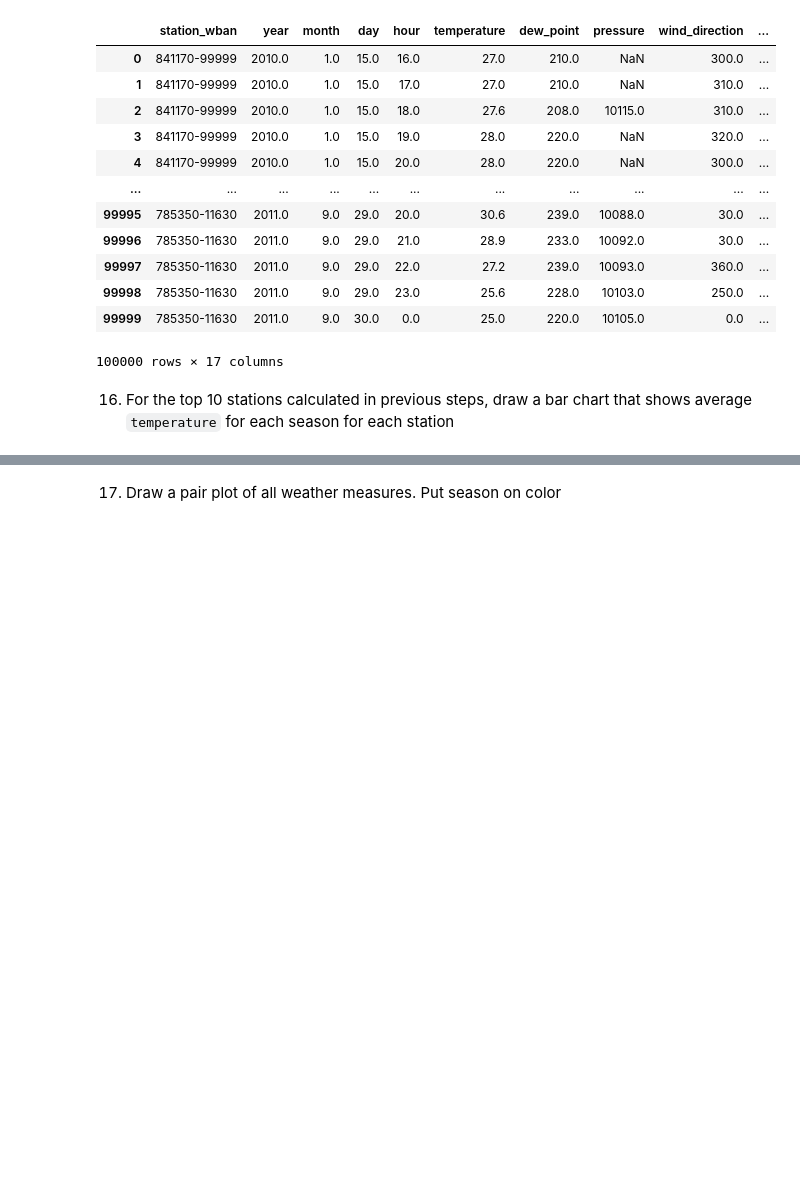
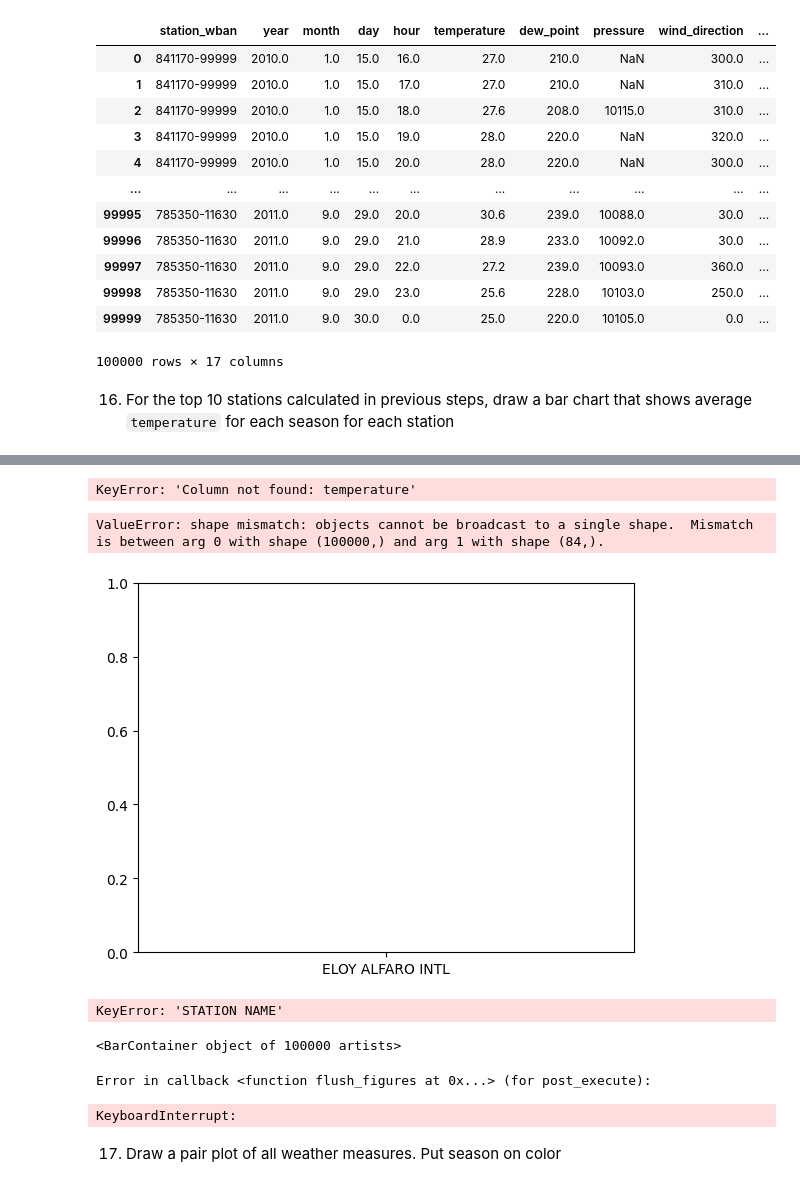
Before and after one commit to asadTariq666/Python_work, a Jupyter notebook: beeahh/1.ipynb, the cells around one changed output, grey strips where cells are left out. Drawn from its saved outputs; the diff is of its cells as text; code cells hidden in the pictures; blank space fills up the shorter version.

```diff
--- a/beeahh/1.ipynb
+++ b/beeahh/1.ipynb
@@ -284,4 +320,23 @@ weather
+# %%
+weather_station=tstation.groupby(['station_wban', 'season'])['temperature'].mean()
+weather_station.head()
+# %% [output]
+KeyError: 'Column not found: temperature'
+# %%
+plt.bar(weather["STATION NAME"],weather.groupby(['STATION NAME', 'season'])['temperature'].mean())
+# %% [output]
+ValueError: shape mismatch: objects cannot be broadcast to a single shape.  Mismatch is between arg 0 with shape (100000,) and arg 1 with shape (84,).
+[figure, added]
+# %%
+weather['temperature'].groupby(['STATION NAME', 'season']).mean()
+# %% [output]
+KeyError: 'STATION NAME'
 # %%
 plt.figure(figsize=(15,8))
+plt.bar(weather["STATION NAME"],weather["temperature"])
+# %% [output]
+<BarContainer object of 100000 artists>
+Error in callback <function flush_figures at 0x...> (for post_execute):
+KeyboardInterrupt:
 # %% [markdown]
 17. Draw a pair plot of all weather measures. Put season on color
```
Also changed, not shown: parts of 20 cells of this notebook, 6 other files.
